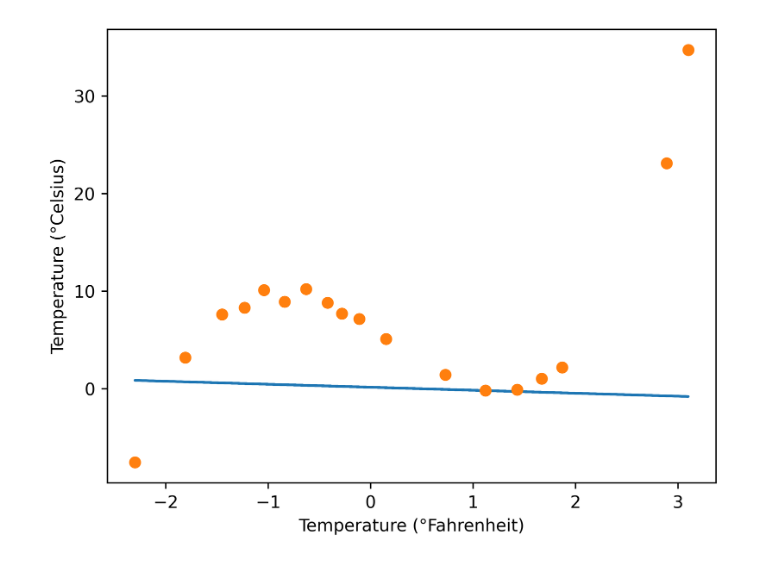
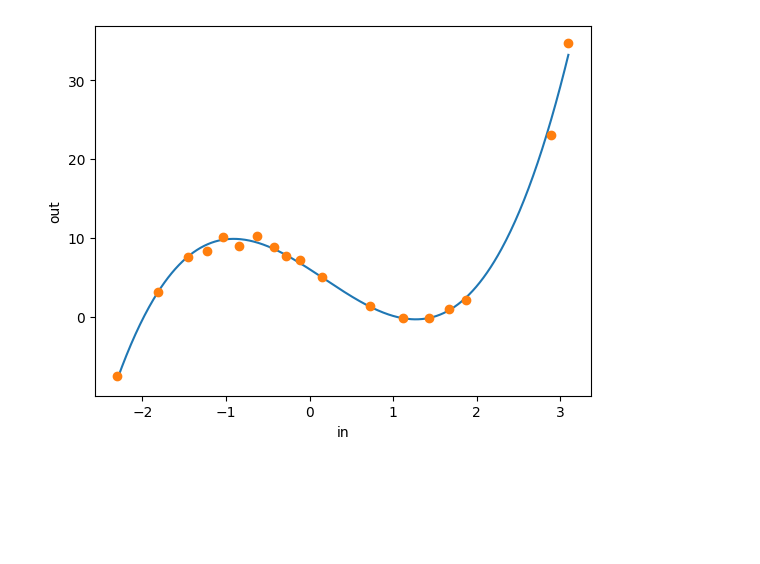
Before and after one commit to RamonAra209/COMP-191-Deep-Learning, a Jupyter notebook: HW5/exercise_ch5_question.ipynb, the cells around one changed output. Drawn from its saved outputs; the diff is of its cells as text; code cells hidden in the pictures; blank space fills up the shorter version.

```diff
--- a/HW5/exercise_ch5_question.ipynb
+++ b/HW5/exercise_ch5_question.ipynb
@@ -11,17 +14,17 @@ out = [ 1.43,  10.1,  8.3,  1.03,  10.21, -0.1,  8.92,  5.1,
          -7.53, 34.72,  7.61,  3.2,  2.19,  7.15,  7.69, -0.18,
           8.81, 23.1]
 
-t_i = torch.tensor(inp)
-t_o = torch.tensor(out)
+t_in = torch.tensor(inp)
+t_out = torch.tensor(out)
 # %%
 # Define the polynomial model of degree 3, i.e., having 3 weights and 1 bias.
 # Also define the loss function
 
-def model(w1, w2, w3, t, b):
-    return w1*t**3 + w2*t**2 + w3*t + b
+def model(t_in, w1, w2, w3, b):
+    return w1*t_in**3 + w2*t_in**2 + w3*t_in + b
 
-def loss_fn(t_o, t_i):
-    squared_diffs = (t_o - t_i) ** 2
+def loss_fn(t_pred, t_out):
+    squared_diffs = (t_pred - t_out) ** 2
     return squared_diffs.mean()
 # %%
 # Define gradient manually wrt the exisiting parameters
@@ -31,31 +34,28 @@ def loss_fn(t_o, t_i):
 # Run it on the input and output vector with appropriate learning rate and number of iterations
 # Plot the learned curve
 
-def dloss_fn(t_o, t_i):
-    dsq_diffs = 2 * (t_o - t_i) / t_o.size(0)
+def dloss_fn(t_pred, t_out):
+    dsq_diffs = 2 * (t_pred - t_out) / t_out.size(0)
     return dsq_diffs
 
-# wt^3 + wt^2 + wt^1 + b => 3t^2 + 2wt + w
-def dmodel_dw1(w1, w2, w3, t, b):
-    return (3*w1*t**2 + 2*w2*t + w3)
+def dmodel_dw1(w1, t_in, b):
+    return t_in**3
 
-# 3wt^2 + 2wt + w => 6wt + w
-def dmodel_dw2(w1, w2, t, b):
-    return (6*w1*t + 2*w2*t)
+def dmodel_dw2(w2, t_in, b):
+    return t_in**2
 
-# 6wt => 6w
-def dmodel_dw3(w1, t, b):
-    return (6*w1)
+def dmodel_dw3(t_in, b):
+    return t_in
 
-def dmodel_db(t_o, w, b):
+def dmodel_db(b):
     return 1.0
 
-def grad_fn(t_u, t_c, t_p, w1, w2, w3, b):
-    dloss_dtp = dloss_fn(t_p, t_c)
-    dloss_dw1 = dloss_dtp * dmodel_dw1(t_u, w1, w2, w3, b)
-    dloss_dw2 = dloss_dtp * dmodel_dw2(t_u, w1, w2, b)
-    dloss_dw3 = dloss_dtp * dmodel_dw3(t_u, w1, b)
-    dloss_db = dloss_dtp * dmodel_db(t_u, w1, b)
+def grad_fn(t_in, t_out, t_pred, w1, w2, w3, b):
+    dloss_dtp = dloss_fn(t_pred, t_out)
+    dloss_dw1 = dloss_dtp * dmodel_dw1(w1, t_in, b)
+    dloss_dw2 = dloss_dtp * dmodel_dw2(w2, t_in, b)
+    dloss_dw3 = dloss_dtp * dmodel_dw3(t_in, b)
+    dloss_db = dloss_dtp * dmodel_db(b)
     return torch.stack([
         dloss_dw1.sum(),
         dloss_dw2.sum(),
@@ -63,31 +63,36 @@ def grad_fn(t_u, t_c, t_p, w1, w2, w3, b):
         dloss_db.sum()
     ])
 
-def training_loop(n_epochs, learning_rate, params, t_u, t_c, print_params=True):
+def training_loop(n_epochs, learning_rate, params, t_in, t_out, print_params=True):
     for epoch in range(1, n_epochs + 1):
         w1, w2, w3, b = params
-        t_p = model(w1, w2, w3, t_i, b)
-        loss = loss_fn(t_p, t_c)
-        grad = grad_fn(t_u, t_c, t_p, w1, w2, w3, b)
+        t_pred = model(t_in, w1, w2, w3, b)
+        loss = loss_fn(t_pred, t_out)
+        grad = grad_fn(t_in, t_out, t_pred, w1, w2, w3, b)
         params = params - learning_rate * grad
-        if epoch % 500 == 0:
+        if print_params:
             print('Epoch %d, Loss %f' % (epoch, float(loss)))
     return params
 
-t_ui = 0.1 * t_i
+# params = torch.tensor([1.0, 1.0, 1.0, 0.0])
+
 params = training_loop(
-    n_epochs = 5000,
-    learning_rate = 1e-2,
+    n_epochs = 10000,
+    learning_rate = 1e-3,
     params = torch.tensor([1.0, 1.0, 1.0, 0.0]),
-    t_u = t_ui,
-    t_c = t_o,
+    t_in = t_in,
+    t_out = t_out,
     print_params=False
 )
+t_pred = model(t_in, *params)
 
-t_p = model(t_ui, *params)
-fig = plt.figure(dpi=600)
-plt.xlabel("Temperature (°Fahrenheit)")
-plt.ylabel("Temperature (°Celsius)")
-plt.plot(t_i.numpy(), t_p.detach().numpy())
-plt.plot(t_i.numpy(), t_o.numpy(), 'o')
+cubic_interp_model = interp1d(t_in.numpy(), t_pred.detach().numpy(), kind="cubic")
+X_ = np.linspace(t_in.numpy().min(), t_in.numpy().max(), 500)
+Y_ = cubic_interp_model(X_)
+
+fig = plt.figure(dpi=100)
+plt.xlabel("in")
+plt.ylabel("out")
+plt.plot(X_, Y_)
+plt.plot(t_in.numpy(), t_out.numpy(), 'o')
 # %% [output]
@@ -105,4 +100,4 @@ Epoch 5000, Loss 36.602570
-[figure, old version]
+[figure, new version]
 # %%
 # Use PyTorch's autograd to automatically compute the gradients
 # Define the training function
```
Also changed, not shown: parts of 6 cells of this notebook, 1 other file.
